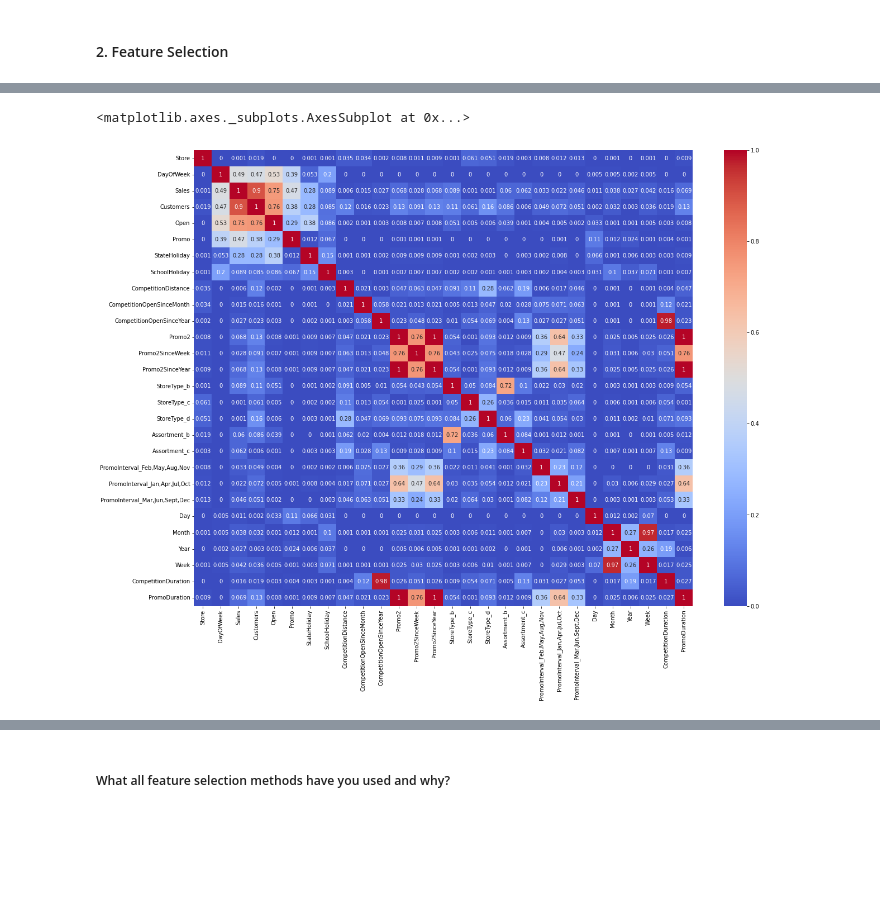
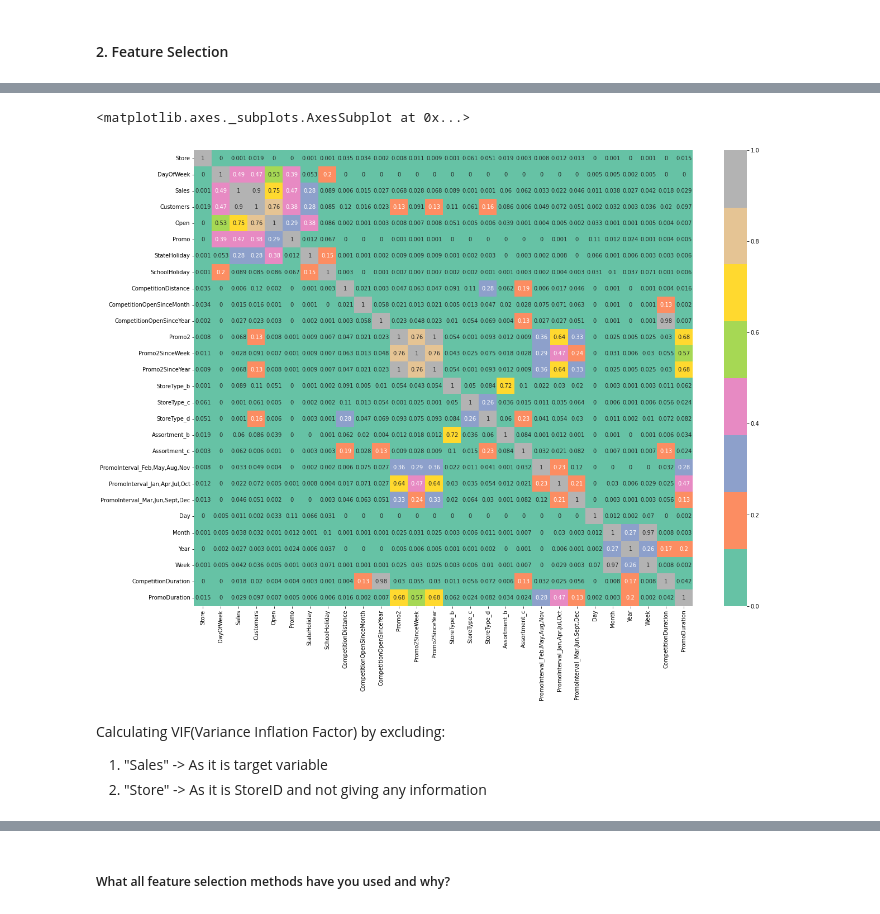
Before and after one commit to Shahrukh2016/Retail_Sales_Prediction, a Jupyter notebook: IndividualColab_RetailSalesPrediction.ipynb, the cells around one changed output, grey strips where cells are left out. Cells and saved outputs as stored; diff of their text form; code cells hidden in the pictures; blank space fills up the shorter version.

```diff
--- a/IndividualColab_RetailSalesPrediction.ipynb
+++ b/IndividualColab_RetailSalesPrediction.ipynb
@@ -1521,6 +1522,10 @@ df_new.head()
 # deriving 2 new features:
 # 1. "CompetitionDuration -> Duration from which two stores are competiting"
 # 2. "PromoDuration -> Duration from which the store is not involved in any promotion"
-##    Final values are in days.
-df_new["CompetitionDuration"]= (df_new["Year"]-df_new["CompetitionOpenSinceYear"])*12*4*7 + (df_new["Month"]-df_new["CompetitionOpenSinceMonth"])*1*4*7
-df_new["PromoDuration"]= (df_new["Year"]-df_new["Promo2SinceYear"])*12*4*7 + (df_new["Week"]-df_new["Promo2SinceWeek"])*1*7
+##    Final values are in Months.
+df_new["CompetitionDuration"]= (df_new["Year"]-df_new["CompetitionOpenSinceYear"])*12 + (df_new["Month"]-df_new["CompetitionOpenSinceMonth"])
+df_new["CompetitionDuration"] = df_new["CompetitionDuration"].map(lambda x: int(0) if x < 0 else int(x)).fillna(0)
+
+# Creating PromoDuration feature
+df_new["PromoDuration"]= (df_new["Year"]-df_new["Promo2SinceYear"])*12 + (df_new["Week"]-df_new["Promo2SinceWeek"])*7/30.5
+df_new["PromoDuration"] = df_new["PromoDuration"].map(lambda x: int(0) if x < 0 else int(x)).fillna(0) * df["Promo2"]
@@ -1546,10 +1573,10 @@ df_new.head()
 # %%
 # Select your features wisely to avoid overfitting
 plt.figure(figsize=(20,15))
-sns.heatmap(abs(round(df_new.corr(),3)), annot=True, cmap="coolwarm")
+sns.heatmap(abs(round(df_new.corr(),3)), annot=True, cmap=sns.color_palette("Set2"))
 # %% [output]
 <matplotlib.axes._subplots.AxesSubplot at 0x...>
-[figure, old version]
+[figure, new version]
 # %%
 #Multicollinearity
 from statsmodels.stats.outliers_influence import variance_inflation_factor
@@ -1561,6 +1588,10 @@ def calc_vif(X):
     vif["VIF"] = [variance_inflation_factor(X.values, i) for i in range(X.shape[1])]
 
     return(vif)
+# %% [markdown]
+Calculating VIF(Variance Inflation Factor) by excluding:
+1. "Sales" -> As it is target variable
+2. "Store" -> As it is StoreID and not giving any information
 # %%
 # calculating the vif by excluding the redundant features("Sales -> Dependent variable" and "Store -> ID")
 calc_vif(df_new[[i for i in df_new.describe().columns if i not in ["Store", "Sales"]]])
```
Also changed, not shown: parts of 31 cells of this notebook.
